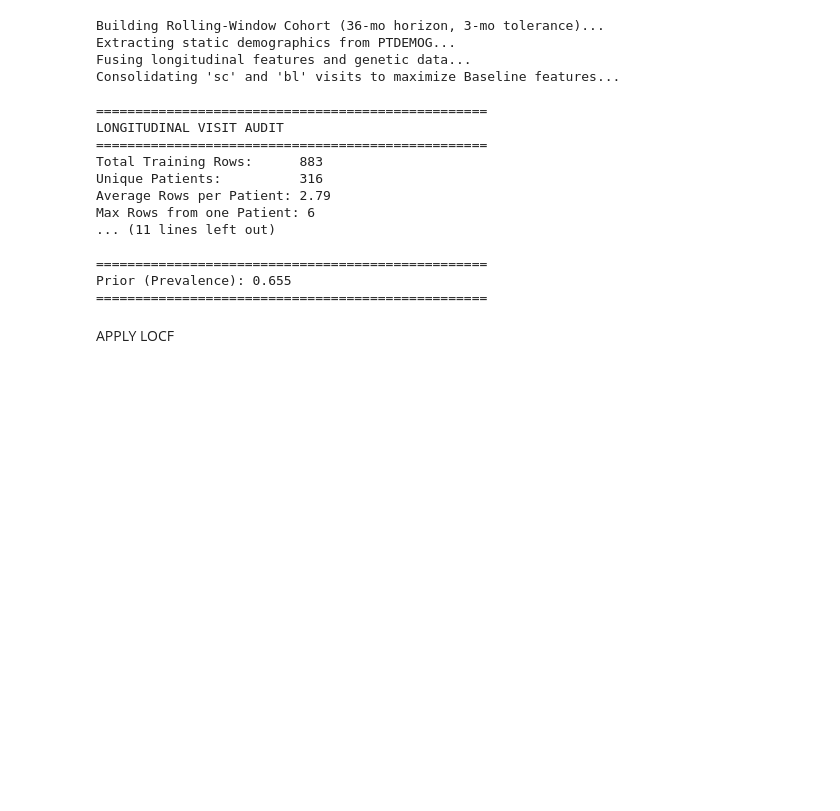
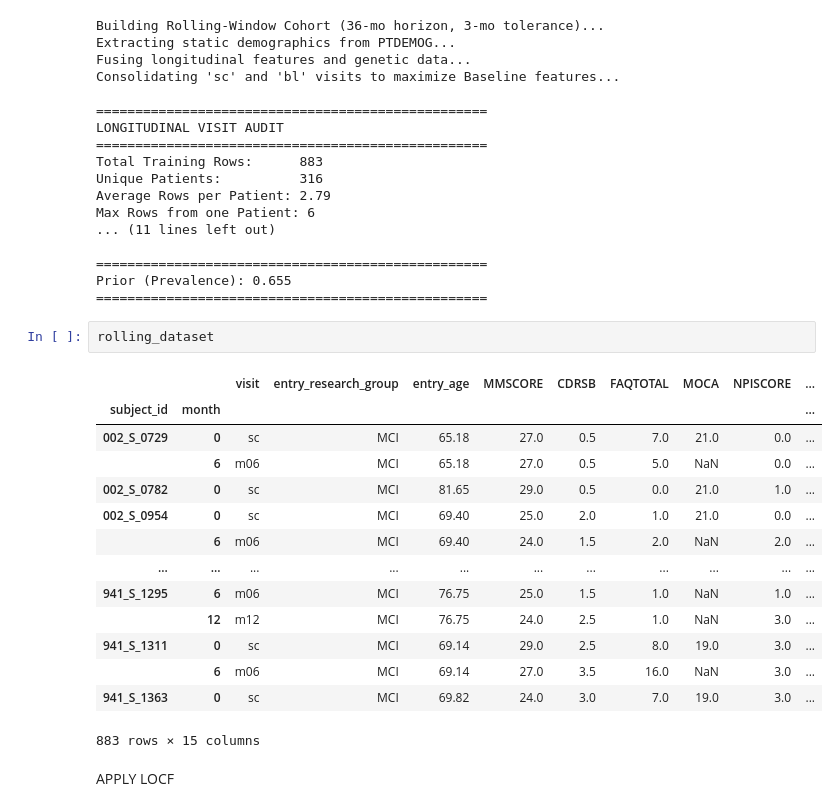
Before and after one commit to endrwalter/uncertainty_ml, a Jupyter notebook: code_data_prep_adni/adni_longitudinal_preprocessing.ipynb, the cells around one changed output. Drawn from its saved outputs; the diff is of its cells as text; blank space fills up the shorter version.

```diff
--- a/code_data_prep_adni/adni_longitudinal_preprocessing.ipynb
+++ b/code_data_prep_adni/adni_longitudinal_preprocessing.ipynb
@@ -198,6 +198,23 @@ Max Rows from one Patient: 6
 ==================================================
 Prior (Prevalence): 0.655
 ==================================================
+# %%
+rolling_dataset
+# %% [output]
+|  |  | visit | entry_research_group | entry_age | MMSCORE | CDRSB | FAQTOTAL | MOCA | NPISCORE | ... |
+| subject_id | month |  |  |  |  |  |  |  |  | ... |
+| 002_S_0729 | 0 | sc | MCI | 65.18 | 27.0 | 0.5 | 7.0 | 21.0 | 0.0 | ... |
+|  | 6 | m06 | MCI | 65.18 | 27.0 | 0.5 | 5.0 | NaN | 0.0 | ... |
+| 002_S_0782 | 0 | sc | MCI | 81.65 | 29.0 | 0.5 | 0.0 | 21.0 | 1.0 | ... |
+| 002_S_0954 | 0 | sc | MCI | 69.40 | 25.0 | 2.0 | 1.0 | 21.0 | 0.0 | ... |
+|  | 6 | m06 | MCI | 69.40 | 24.0 | 1.5 | 2.0 | NaN | 2.0 | ... |
+| ... | ... | ... | ... | ... | ... | ... | ... | ... | ... | ... |
+| 941_S_1295 | 6 | m06 | MCI | 76.75 | 25.0 | 1.5 | 1.0 | NaN | 1.0 | ... |
+|  | 12 | m12 | MCI | 76.75 | 24.0 | 2.5 | 1.0 | NaN | 3.0 | ... |
+| 941_S_1311 | 0 | sc | MCI | 69.14 | 29.0 | 2.5 | 8.0 | 19.0 | 3.0 | ... |
+|  | 6 | m06 | MCI | 69.14 | 27.0 | 3.5 | 16.0 | NaN | 3.0 | ... |
+| 941_S_1363 | 0 | sc | MCI | 69.82 | 24.0 | 3.0 | 7.0 | 19.0 | 3.0 | ... |
+883 rows × 15 columns
 # %% [markdown]
 APPLY LOCF
 # %%
```
Also changed, not shown: 4 other files.
